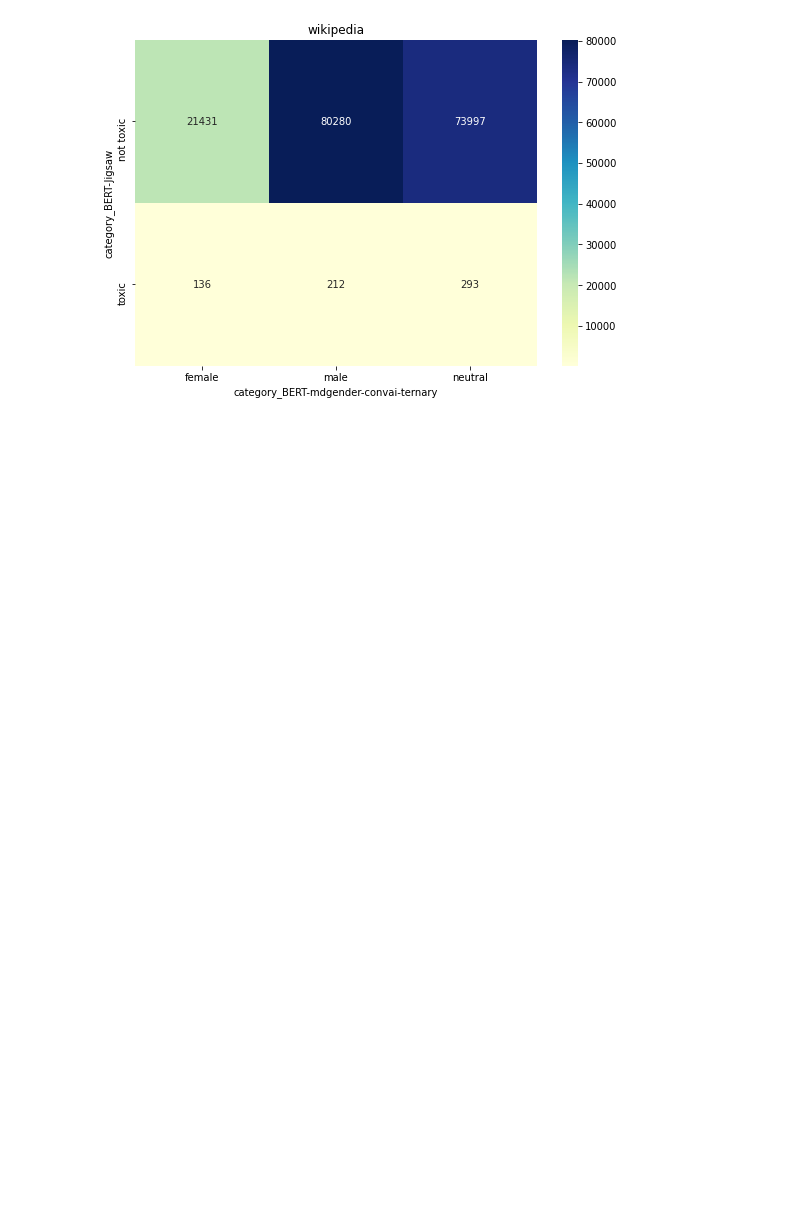
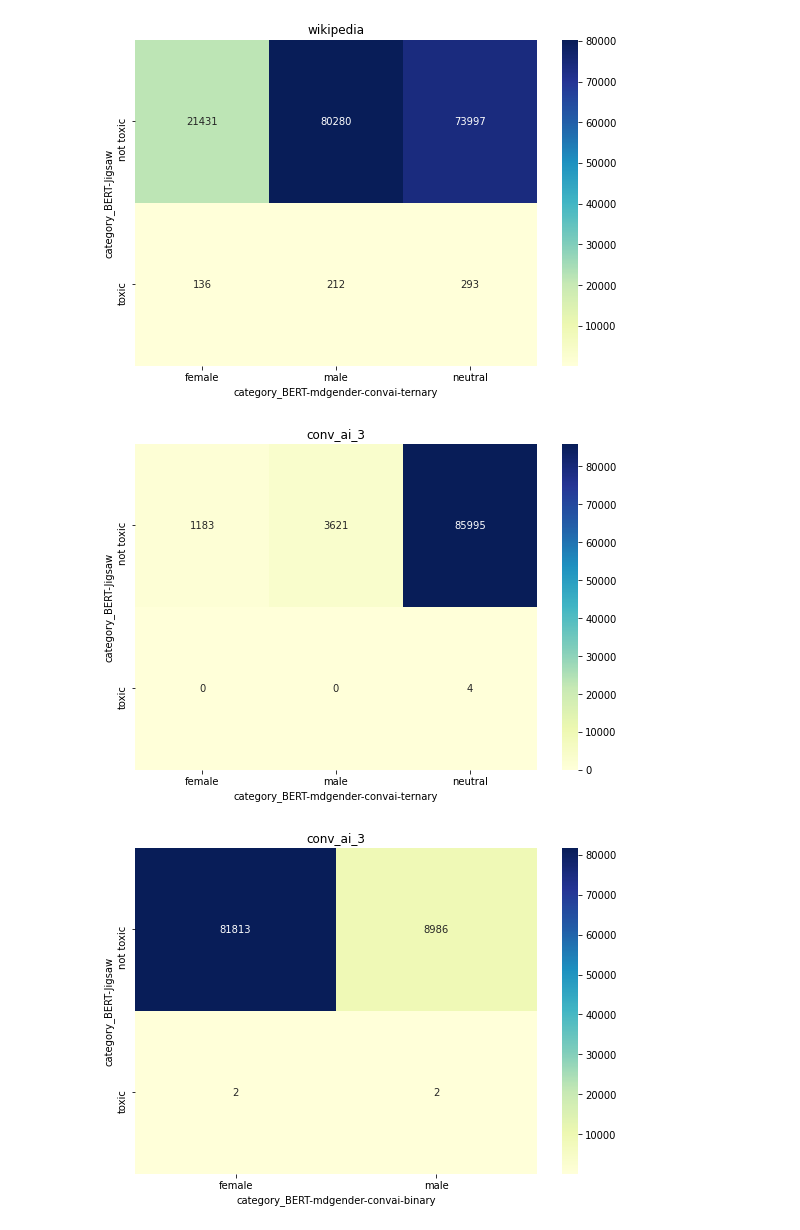
Before and after one commit to peixian/nlu-s2021-final-project, a Jupyter notebook: pickle analysis.ipynb, the cells around one changed output. Drawn from its saved outputs; the diff is of its cells as text; code cells hidden in the pictures; blank space fills up the shorter version.

Commit message:
Add new pickle script

```diff
--- a/pickle analysis.ipynb
+++ b/pickle analysis.ipynb
@@ -1,6 +1,6 @@
 # %%
-pickle_name = "crosstabs-pickle-conv_ai_3.p"
-crosstabs = [pickle.load(open(pickle_name, "rb"))]
+# pickle_name = "crosstabs-pickle-conv_ai_3.p"
+# crosstabs = [pickle.load(open(pickle_name, "rb"))]
 # %%
 import re
 import pandas as pd
@@ -56,7 +57,7 @@ from glob import glob
 pickles = glob("./crosstabs-pickle-*")
 print(pickles)
 for p in pickles:
-    if p != './crosstabs-pickle-wikipedia.p':
+    if p not in {'./crosstabs-pickle-wikipedia.p', './crosstabs-pickle-conv_ai_3.p'}:
         continue
     print(f"loading {p}")
     crosstabs = [pickle.load(open(p, "rb"))]
@@ -84,8 +85,10 @@ p-value is 3.250543278496701e-15
 [figure]
 [figure]
 [figure]
 [figure]
 [figure]
 [figure]
 [figure]
 [figure]
+[figure, added]
+[figure, added]
```
Also changed, not shown: parts of 2 cells of this notebook.
